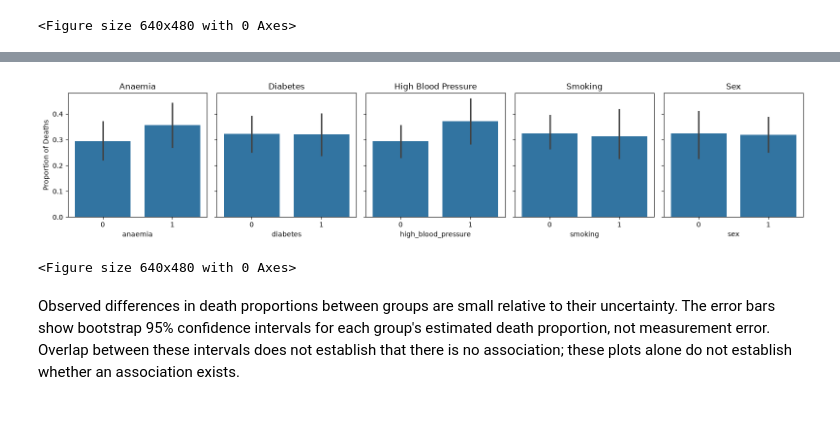
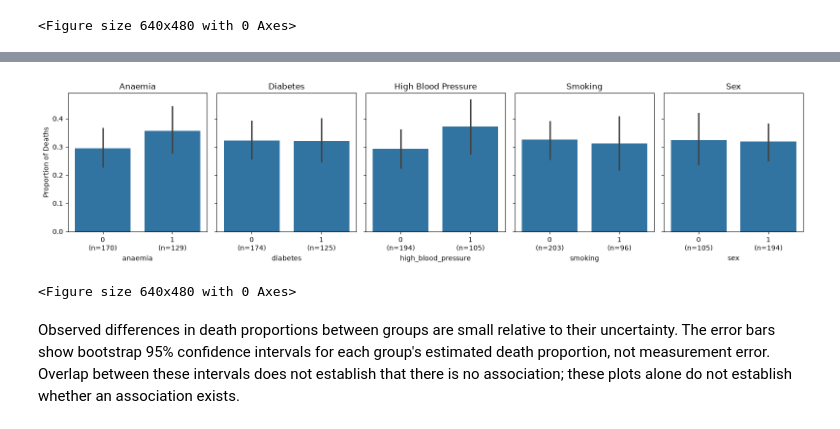
Before and after one commit to jettquitteau/heart_disease_prediction, a Jupyter notebook: heart-disease-pipeline.ipynb, the cells around one changed output, grey strips where cells are left out. Saved outputs shown, nothing was run; the diff lists cells and outputs as text; code cells hidden in the pictures.

```diff
--- a/heart-disease-pipeline.ipynb
+++ b/heart-disease-pipeline.ipynb
@@ -188,6 +213,13 @@ np.int64(0)
 # %%
 # Creating a count plot for the distribution of death events
-sns.countplot(data=heart, x="DEATH_EVENT")
+ax = sns.countplot(data=heart, x="DEATH_EVENT", order=[0, 1])
+target_counts = heart["DEATH_EVENT"].value_counts().reindex([0, 1])
+ax.bar_label(
+    ax.containers[0],
+    labels=[f"{count} ({count / len(heart):.1%})" for count in target_counts],
+    padding=3
+)
+ax.margins(y=0.15)
 plt.title("Distribution of Death Events")
 plt.xlabel("Death event (0 = no, 1 = yes)")
 plt.ylabel("Number of patients")
@@ -221,3 +253,17 @@ plt.clf()
 # %% [output]
 [figure]
 <Figure size 640x480 with 0 Axes>
+# %%
+log_cols = ["creatinine_phosphokinase", "serum_creatinine"]
+
+fig, axes = plt.subplots(1, 2, figsize=(12, 4))
+
+for column, ax in zip(log_cols, axes):
+    sns.histplot(data=heart, x=column, bins=20, log_scale=True, ax=ax)
+    ax.set_title(column.replace("_", " ").title() + " (log x-axis)")
+    ax.set_xlabel(column.replace("_", " ").title())
+    ax.set_ylabel("Count")
+
+plt.tight_layout()
+plt.show()
+plt.clf()
@@ -224,20 +273,22 @@ plt.clf()
 # %%
 binary_cols = ["anaemia", "diabetes", "high_blood_pressure", "smoking", "sex"]
 plot_data = heart.assign(DEATH_EVENT=heart["DEATH_EVENT"].astype(int))
 
-fig, axes = plt.subplots(1, len(binary_cols), figsize=(16, 3.5), sharey=True)
+fig, axes = plt.subplots(1, len(binary_cols), figsize=(16, 4), sharey=True)
 
 for ax, col in zip(axes, binary_cols):
-    sns.barplot(x=col, y="DEATH_EVENT", data=plot_data, ax=ax)
+    sns.barplot(x=col, y="DEATH_EVENT", data=plot_data, order=[0, 1], ax=ax)
+    group_counts = plot_data[col].value_counts().reindex([0, 1], fill_value=0)
+    ax.set_xticks([0, 1], labels=[f"{group}\n(n={count})" for group, count in group_counts.items()])
     ax.set_title(col.replace("_", " ").title())
     ax.set_xlabel(col)
     ax.set_ylabel("Proportion of Deaths")
 
 plt.tight_layout()
 plt.show()
 plt.clf()
 # %% [output]
-[figure, old version]
+[figure, new version]
 <Figure size 640x480 with 0 Axes>
 # %% [markdown]
 Observed differences in death proportions between groups are small relative to their uncertainty. The error bars show bootstrap 95% confidence intervals for each group's estimated death proportion, not measurement error. Overlap between these intervals does not establish that there is no association; these plots alone do not establish whether an association exists.
```
Also changed, not shown: parts of 9 cells of this notebook.
